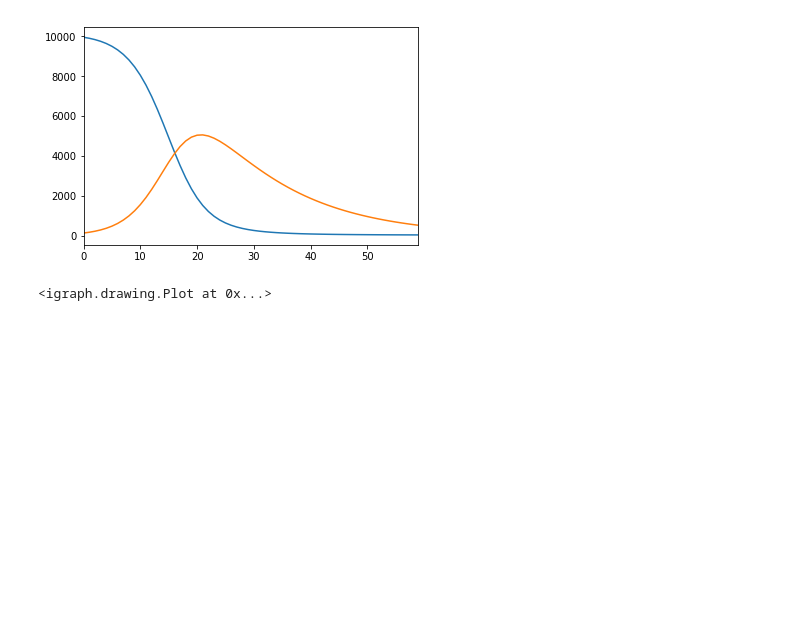
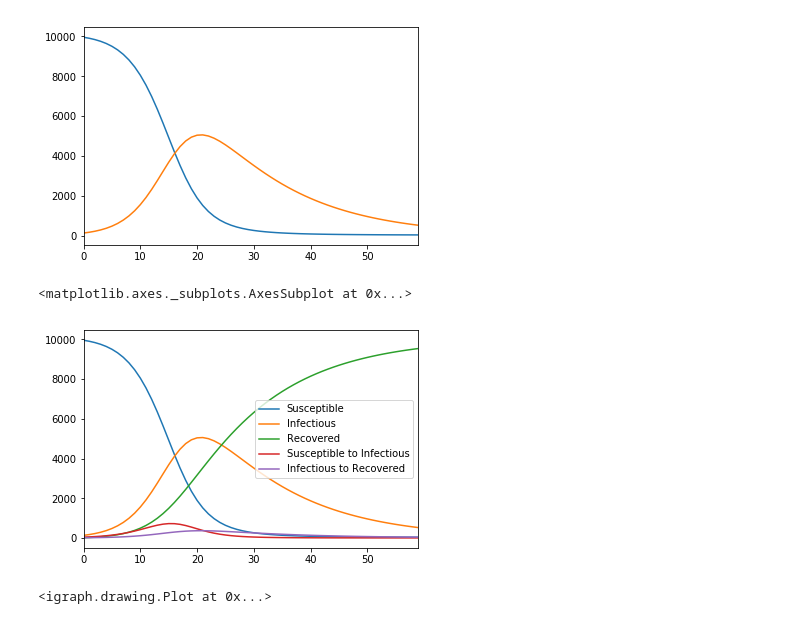
Before and after one commit to yquemener/ktp_programming, a Jupyter notebook: Lib tests.ipynb, the cells around one changed output. Saved outputs shown, nothing was run; the diff lists cells and outputs as text; code cells hidden in the pictures; blank space fills up the shorter version.

Commit message:
Pretty happy about the new plotting functions

```diff
--- a/Lib tests.ipynb
+++ b/Lib tests.ipynb
@@ -64,6 +61,11 @@ f['Infectious'].plot()
 # %% [output]
 <matplotlib.axes._subplots.AxesSubplot at 0x...>
 [figure]
+# %%
+f.plot()
+# %% [output]
+<matplotlib.axes._subplots.AxesSubplot at 0x...>
+[figure, added]
 # %%
 m.summary()
 # %% [output]
```
Also changed, not shown: parts of 5 cells of this notebook, 1 other file.
